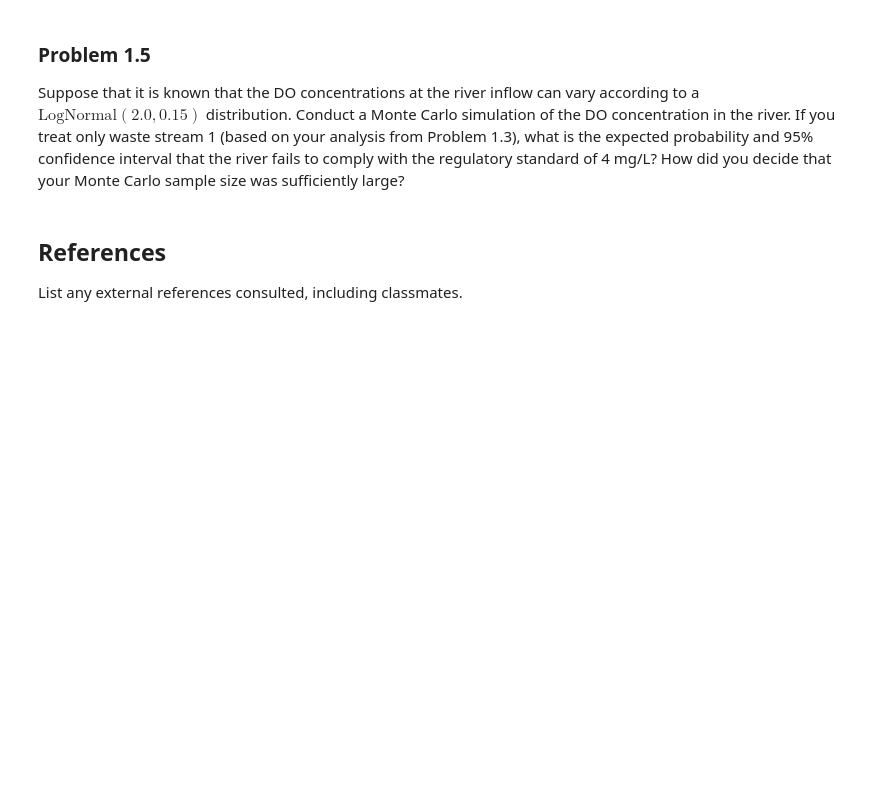
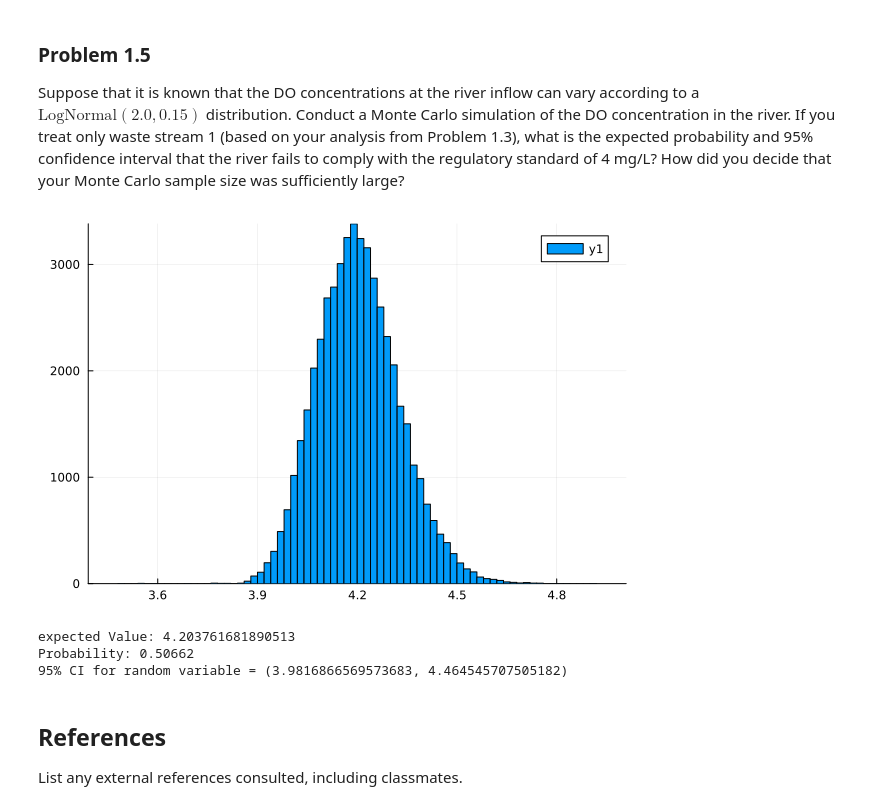
Before and after one commit to BEE4750-FA25/hw3-ellasandwich, a Jupyter notebook: hw03.ipynb, the cells around one changed output. Saved outputs shown, nothing was run; the diff lists cells and outputs as text; code cells hidden in the pictures; blank space fills up the shorter version.

```diff
--- a/hw03.ipynb
+++ b/hw03.ipynb
@@ -182,6 +278,81 @@ If you treat only waste stream 1 (based on your analysis from Problem
 1.3), what is the expected probability and 95% confidence interval that
 the river fails to comply with the regulatory standard of 4 mg/L? How
 did you decide that your Monte Carlo sample size was sufficiently large?
+# %%
+# Replication for solving problem 1.5, Monte Carlo
+# constants
+kc = 0.35
+kn = 0.25
+ka = 0.55
+U = 6
+Cs = 10
+# percentage removal
+p = 0.31
+# Target DO: 4.2 mg/L
+min_array = []
+inflow = LogNormal(2, 0.15)
+len = 50000
+in = rand(inflow, len)
+
+# Running Monte Carlo
+for i in 1:length(in)
+    C_x = []
+    ### Analytic Model, initial C0,B0,and N0
+    C0 = (100000*in[i]+10000*5*(1-p))/(110000)
+    B0 = (100000*5+10000*50*(1-p))/(110000)
+    N0 = (100000*5+10000*35*(1-p))/(110000)
+    # first 15m, before 2nd discharge
+    for i in 0:15
+        a1 = exp(-ka*i/U)
+        a2 = (kc/(ka-kc))*(exp(-kc*i/U)-exp(-ka*i/U))
+        a3 = (kn/(ka-kn))*(exp(-kn*i/U)-exp(-ka*i/U))
+        Cx = Cs*(1-a1) + C0*a1 - B0*a2 - N0*a3
+        push!(C_x, Cx)
+    end
+    # now, initial vars considering first discharge for 2nd
+    C_0 = (110000*C_x[15]+15000*5)/(125000)
+    B_0 = (110000*B0*exp(-kc*15/U)+15000*45)/(125000)
+    N_0 = (110000*N0*exp(-kn*15/U)+15000*35)/(125000)
+
+    # remaining 35 m (m15-m50) after 2nd discharge
+    for i in 16:50
+        x = i-15
+        a1 = exp(-ka*x/U)
+        a2 = (kc/(ka-kc))*(exp(-kc*x/U)-exp(-ka*x/U))
+        a3 = (kn/(ka-kn))*(exp(-kn*x/U)-exp(-ka*x/U))
+        Cx = Cs*(1-a1) + C_0*a1 - B_0*a2 - N_0*a3
+        push!(C_x, Cx)
+    end
+    min_SP = minimum(C_x)
+    push!(min_array, min_SP)
+end
+# Plot histogram as sanity check
+x = [0:len]
+ave = mean(min_array)
+pl = histogram(x, min_array, bins=100)
+display(pl)
+println("expected Value: $ave")
+# Calculate Probability
+no = 0
+yes = 0
+for i in 1:length(min_array)
+    if min_array[i]<4.2
+        no = no + 1
+    else
+        yes = yes + 1
+    end
+end
+# probability
+prob = no / (yes+no)
+println("Probability: $prob")
+a = 0.05
+ci = (quantile(min_array, a/2), quantile(min_array, 1 - a/2))
+println("95% CI for random variable = $ci")
+# %% [output]
+[figure, added]
+expected Value: 4.203761681890513
+Probability: 0.50662
+95% CI for random variable = (3.9816866569573683, 4.464545707505182)
 # %% [markdown]
 ## References
 
```
Also changed, not shown: parts of 3 cells of this notebook.
